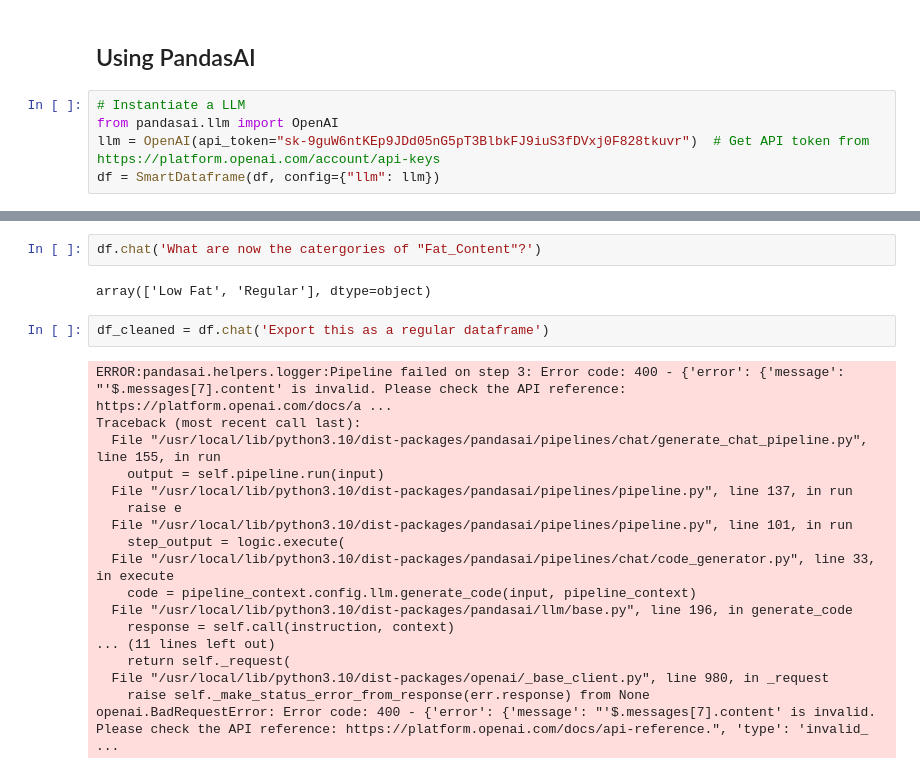
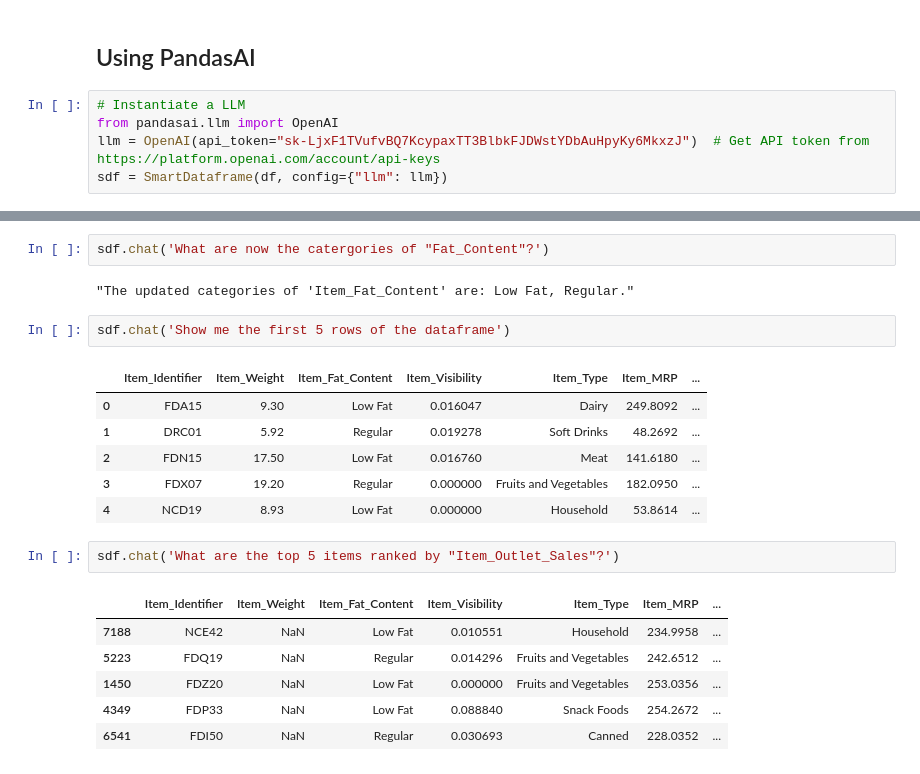
Before and after one commit to witusj/ddbs, a Jupyter notebook: ddbs/data_set_summary.ipynb, the cells around one changed output, grey strips where cells are left out. Cells and saved outputs as stored; diff of their text form.

```diff
--- a/ddbs/data_set_summary.ipynb
+++ b/ddbs/data_set_summary.ipynb
@@ -50,6 +48,6 @@ array(['Low Fat', 'Regular'], dtype=object)
 # %%
 # Instantiate a LLM
 from pandasai.llm import OpenAI
-llm = OpenAI(api_token="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")  # Get API token from https://platform.openai.com/account/api-keys
-df = SmartDataframe(df, config={"llm": llm})
+llm = OpenAI(api_token="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")  # Get API token from https://platform.openai.com/account/api-keys
+sdf = SmartDataframe(df, config={"llm": llm})
 # %%
@@ -89,26 +87,24 @@ df.chat('Can you change the text in column "Item_Fat_Content" from "reg" to "Reg
 | 8522 | DRG01 | 14.800 | Low Fat | 0.044878 | Soft Drinks | 75.4670 | ... |
 8523 rows × 12 columns
 # %%
-df.chat('What are now the catergories of "Fat_Content"?')
+sdf.chat('What are now the catergories of "Fat_Content"?')
 # %% [output]
-array(['Low Fat', 'Regular'], dtype=object)
+"The updated categories of 'Item_Fat_Content' are: Low Fat, Regular."
-# %%
-df_cleaned = df.chat('Export this as a regular dataframe')
-# %% [output]
-ERROR:pandasai.helpers.logger:Pipeline failed on step 3: Error code: 400 - {'error': {'message': "'$.messages[7].content' is invalid. Please check the API reference: https://platform.openai.com/docs/a ...
-Traceback (most recent call last):
-  File "/usr/local/lib/python3.10/dist-packages/pandasai/pipelines/chat/generate_chat_pipeline.py", line 155, in run
-    output = self.pipeline.run(input)
-  File "/usr/local/lib/python3.10/dist-packages/pandasai/pipelines/pipeline.py", line 137, in run
-    raise e
-  File "/usr/local/lib/python3.10/dist-packages/pandasai/pipelines/pipeline.py", line 101, in run
-    step_output = logic.execute(
-  File "/usr/local/lib/python3.10/dist-packages/pandasai/pipelines/chat/code_generator.py", line 33, in execute
-    code = pipeline_context.config.llm.generate_code(input, pipeline_context)
-  File "/usr/local/lib/python3.10/dist-packages/pandasai/llm/base.py", line 196, in generate_code
-    response = self.call(instruction, context)
-... (11 lines left out)
-    return self._request(
-  File "/usr/local/lib/python3.10/dist-packages/openai/_base_client.py", line 980, in _request
-    raise self._make_status_error_from_response(err.response) from None
-openai.BadRequestError: Error code: 400 - {'error': {'message': "'$.messages[7].content' is invalid. Please check the API reference: https://platform.openai.com/docs/api-reference.", 'type': 'invalid_ ...
+# %%
+sdf.chat('Show me the first 5 rows of the dataframe')
+# %% [output]
+|  | Item_Identifier | Item_Weight | Item_Fat_Content | Item_Visibility | Item_Type | Item_MRP | ... |
+| 0 | FDA15 | 9.30 | Low Fat | 0.016047 | Dairy | 249.8092 | ... |
+| 1 | DRC01 | 5.92 | Regular | 0.019278 | Soft Drinks | 48.2692 | ... |
+| 2 | FDN15 | 17.50 | Low Fat | 0.016760 | Meat | 141.6180 | ... |
+| 3 | FDX07 | 19.20 | Regular | 0.000000 | Fruits and Vegetables | 182.0950 | ... |
+| 4 | NCD19 | 8.93 | Low Fat | 0.000000 | Household | 53.8614 | ... |
+# %%
+sdf.chat('What are the top 5 items ranked by "Item_Outlet_Sales"?')
+# %% [output]
+|  | Item_Identifier | Item_Weight | Item_Fat_Content | Item_Visibility | Item_Type | Item_MRP | ... |
+| 7188 | NCE42 | NaN | Low Fat | 0.010551 | Household | 234.9958 | ... |
+| 5223 | FDQ19 | NaN | Regular | 0.014296 | Fruits and Vegetables | 242.6512 | ... |
+| 1450 | FDZ20 | NaN | Low Fat | 0.000000 | Fruits and Vegetables | 253.0356 | ... |
+| 4349 | FDP33 | NaN | Low Fat | 0.088840 | Snack Foods | 254.2672 | ... |
+| 6541 | FDI50 | NaN | Regular | 0.030693 | Canned | 228.0352 | ... |
```
Also changed, not shown: parts of 4 cells of this notebook, 5 other files.
